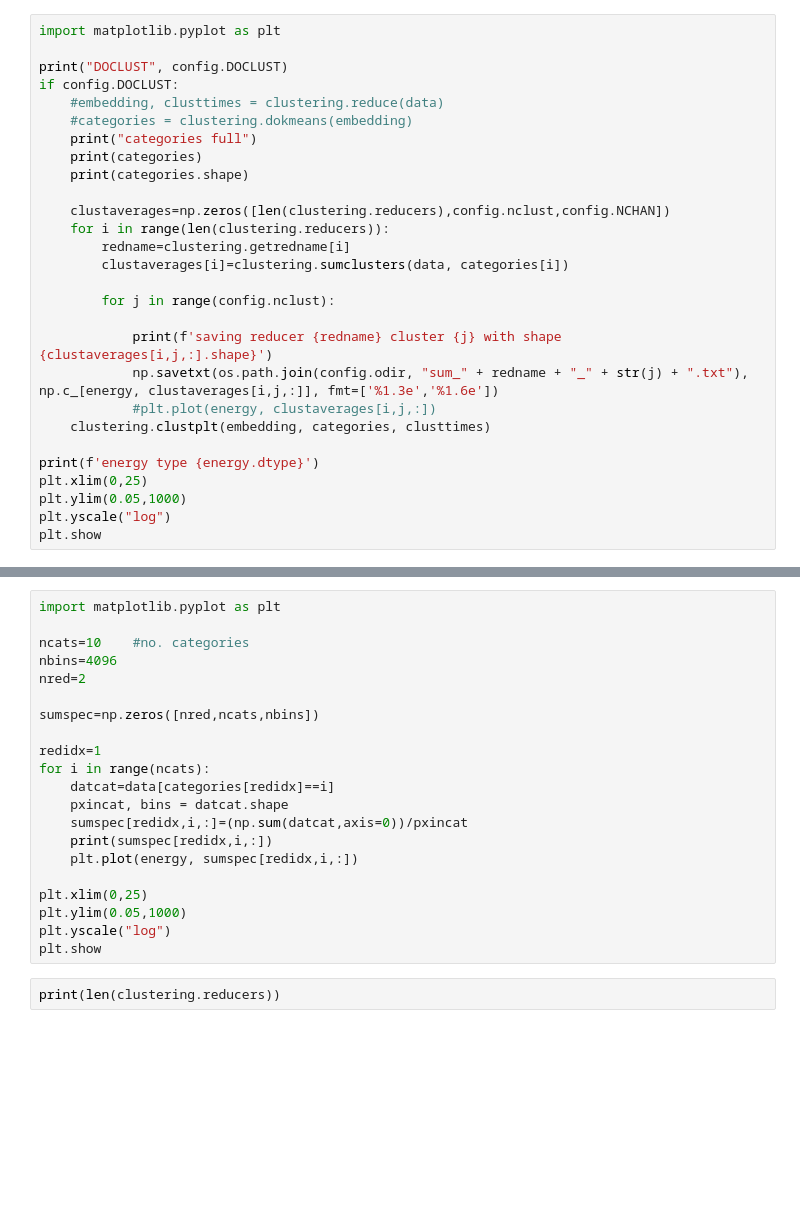
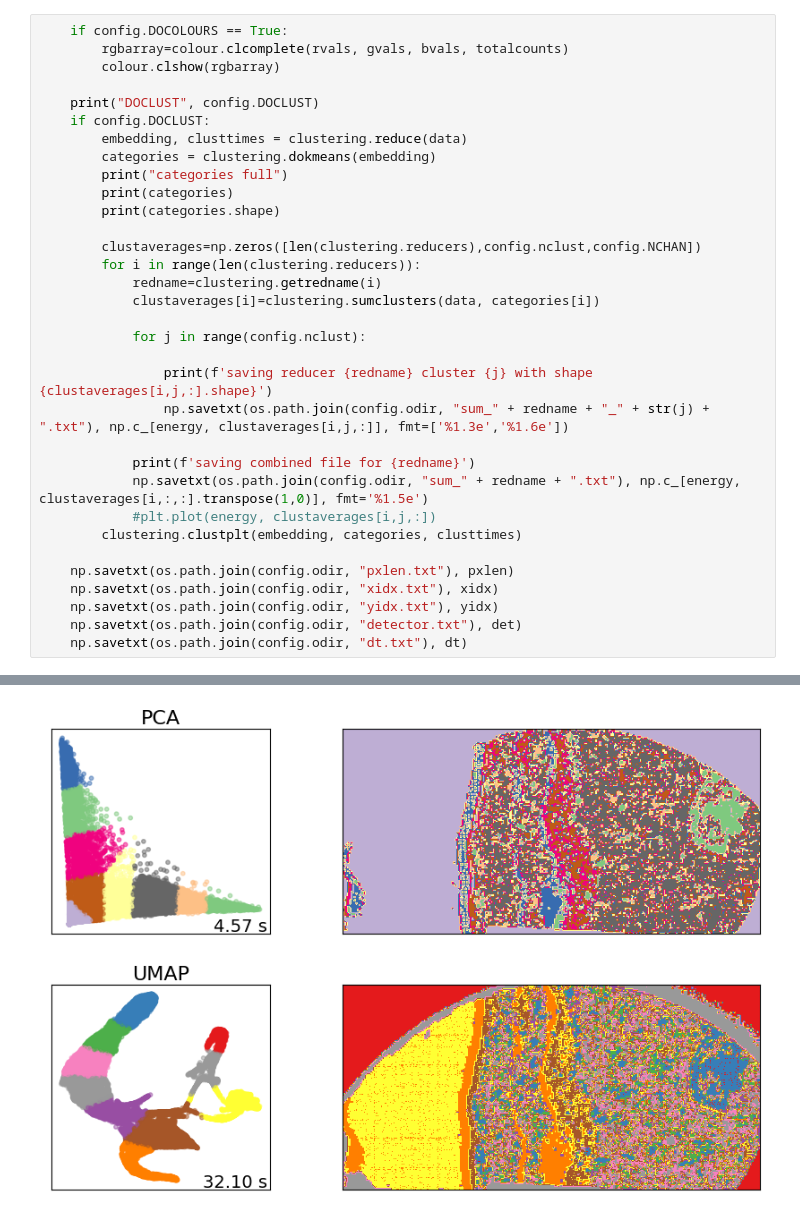
Before and after one commit to lachlanc61/ReadoutXFM, a Jupyter notebook: explore.ipynb, the cells around one changed output, grey strips where cells are left out. Saved outputs shown, nothing was run; the diff lists cells and outputs as text; blank space fills up the shorter version.

Commit message:
exporting spectra as combined file, minor doc updates

```diff
--- a/explore.ipynb
+++ b/explore.ipynb
@@ -243,28 +194,34 @@ saving reducer UMAP cluster 9 with shape (4096,)
 # %%
-import matplotlib.pyplot as plt
+    if config.DOCOLOURS == True:
+        rgbarray=colour.clcomplete(rvals, gvals, bvals, totalcounts)
+        colour.clshow(rgbarray)
 
-print("DOCLUST", config.DOCLUST)
-if config.DOCLUST:
-    #embedding, clusttimes = clustering.reduce(data)
-    #categories = clustering.dokmeans(embedding)
-    print("categories full")
-    print(categories)
-    print(categories.shape)
+    print("DOCLUST", config.DOCLUST)
+    if config.DOCLUST:
+        embedding, clusttimes = clustering.reduce(data)
+        categories = clustering.dokmeans(embedding)
+        print("categories full")
+        print(categories)
+        print(categories.shape)
 
-    clustaverages=np.zeros([len(clustering.reducers),config.nclust,config.NCHAN])
-    for i in range(len(clustering.reducers)):
-        redname=clustering.getredname[i]
-        clustaverages[i]=clustering.sumclusters(data, categories[i])
+        clustaverages=np.zeros([len(clustering.reducers),config.nclust,config.NCHAN])
+        for i in range(len(clustering.reducers)):
+            redname=clustering.getredname(i)
+            clustaverages[i]=clustering.sumclusters(data, categories[i])
 
-        for j in range(config.nclust):
+            for j in range(config.nclust):
 
-            print(f'saving reducer {redname} cluster {j} with shape {clustaverages[i,j,:].shape}')
-            np.savetxt(os.path.join(config.odir, "sum_" + redname + "_" + str(j) + ".txt"), np.c_[energy, clustaverages[i,j,:]], fmt=['%1.3e','%1.6e'])
+                print(f'saving reducer {redname} cluster {j} with shape {clustaverages[i,j,:].shape}')
+                np.savetxt(os.path.join(config.odir, "sum_" + redname + "_" + str(j) + ".txt"), np.c_[energy, clustaverages[i,j,:]], fmt=['%1.3e','%1.6e'])
+
+            print(f'saving combined file for {redname}')
+            np.savetxt(os.path.join(config.odir, "sum_" + redname + ".txt"), np.c_[energy, clustaverages[i,:,:].transpose(1,0)], fmt='%1.5e')
             #plt.plot(energy, clustaverages[i,j,:])
-    clustering.clustplt(embedding, categories, clusttimes)
+        clustering.clustplt(embedding, categories, clusttimes)
 
-print(f'energy type {energy.dtype}')
-plt.xlim(0,25)
-plt.ylim(0.05,1000)
-plt.yscale("log")
-plt.show
+    np.savetxt(os.path.join(config.odir, "pxlen.txt"), pxlen)
+    np.savetxt(os.path.join(config.odir, "xidx.txt"), xidx)
+    np.savetxt(os.path.join(config.odir, "yidx.txt"), yidx)
+    np.savetxt(os.path.join(config.odir, "detector.txt"), det)
+    np.savetxt(os.path.join(config.odir, "dt.txt"), dt)
+# %% [output]
@@ -271,23 +248 @@ plt.show
+[figure, added]
-# %%
-import matplotlib.pyplot as plt
-
-ncats=10    #no. categories
-nbins=4096
-nred=2
-
-sumspec=np.zeros([nred,ncats,nbins])
-
-redidx=1
-for i in range(ncats):
-    datcat=data[categories[redidx]==i]
-    pxincat, bins = datcat.shape
-    sumspec[redidx,i,:]=(np.sum(datcat,axis=0))/pxincat
-    print(sumspec[redidx,i,:])
-    plt.plot(energy, sumspec[redidx,i,:])
-
-plt.xlim(0,25)
-plt.ylim(0.05,1000)
-plt.yscale("log")
-plt.show
-# %%
-print(len(clustering.reducers))
```
Also changed, not shown: parts of 4 cells of this notebook, 4 other files.
